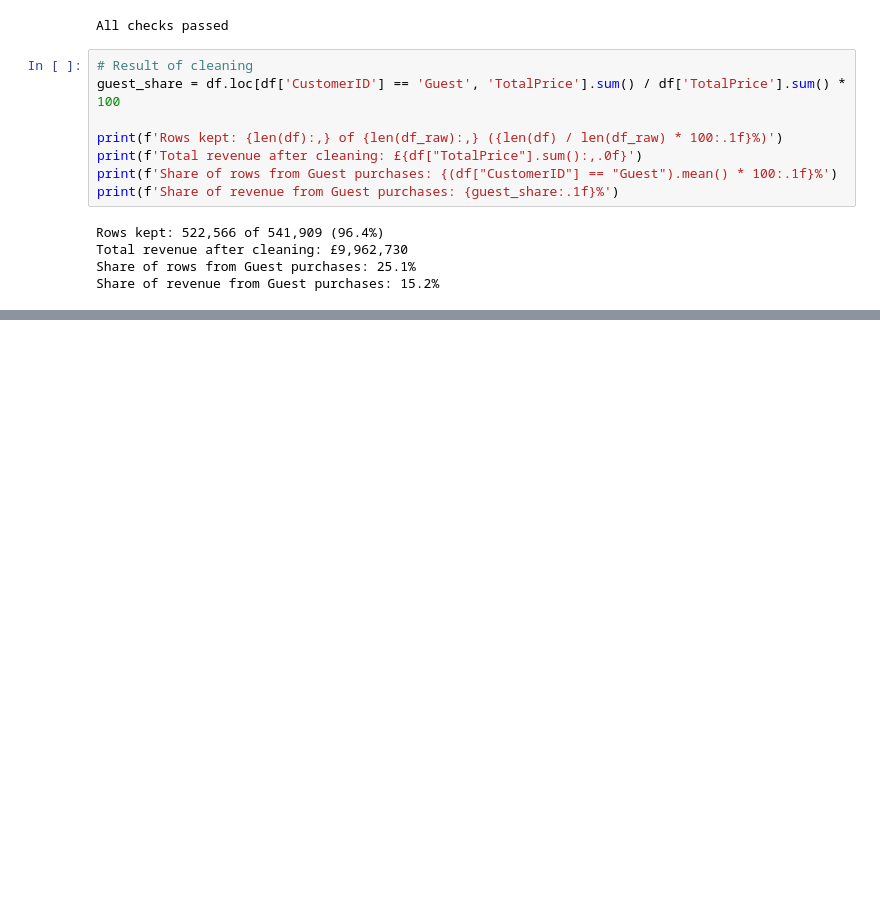
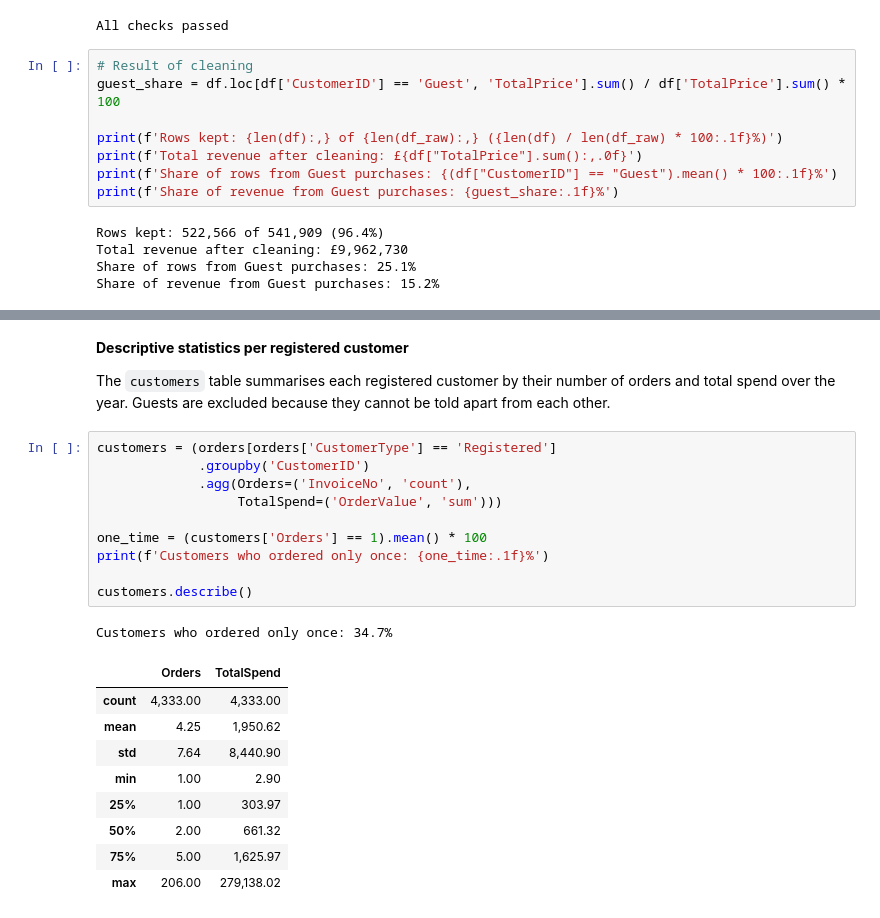
Before and after one commit to Matheus-Castilho/CA2-DV, a Jupyter notebook: CA2-DV.ipynb, the cells around one changed output, grey strips where cells are left out. Drawn from its saved outputs; the diff is of its cells as text; blank space fills up the shorter version.

```diff
--- a/CA2-DV.ipynb
+++ b/CA2-DV.ipynb
@@ -601,0 +702,25 @@ Share of revenue from Guest purchases: 15.2%
+# %% [markdown]
+**Descriptive statistics per registered customer**
+
+The `customers` table summarises each registered customer by their number of orders and total spend over the year. Guests are excluded because they cannot be told apart from each other.
+# %%
+customers = (orders[orders['CustomerType'] == 'Registered']
+             .groupby('CustomerID')
+             .agg(Orders=('InvoiceNo', 'count'),
+                  TotalSpend=('OrderValue', 'sum')))
+
+one_time = (customers['Orders'] == 1).mean() * 100
+print(f'Customers who ordered only once: {one_time:.1f}%')
+
+customers.describe()
+# %% [output]
+Customers who ordered only once: 34.7%
+|  | Orders | TotalSpend |
+| count | 4,333.00 | 4,333.00 |
+| mean | 4.25 | 1,950.62 |
+| std | 7.64 | 8,440.90 |
+| min | 1.00 | 2.90 |
+| 25% | 1.00 | 303.97 |
+| 50% | 2.00 | 661.32 |
+| 75% | 5.00 | 1,625.97 |
+| max | 206.00 | 279,138.02 |
```
Also changed, not shown: parts of 14 cells of this notebook.
